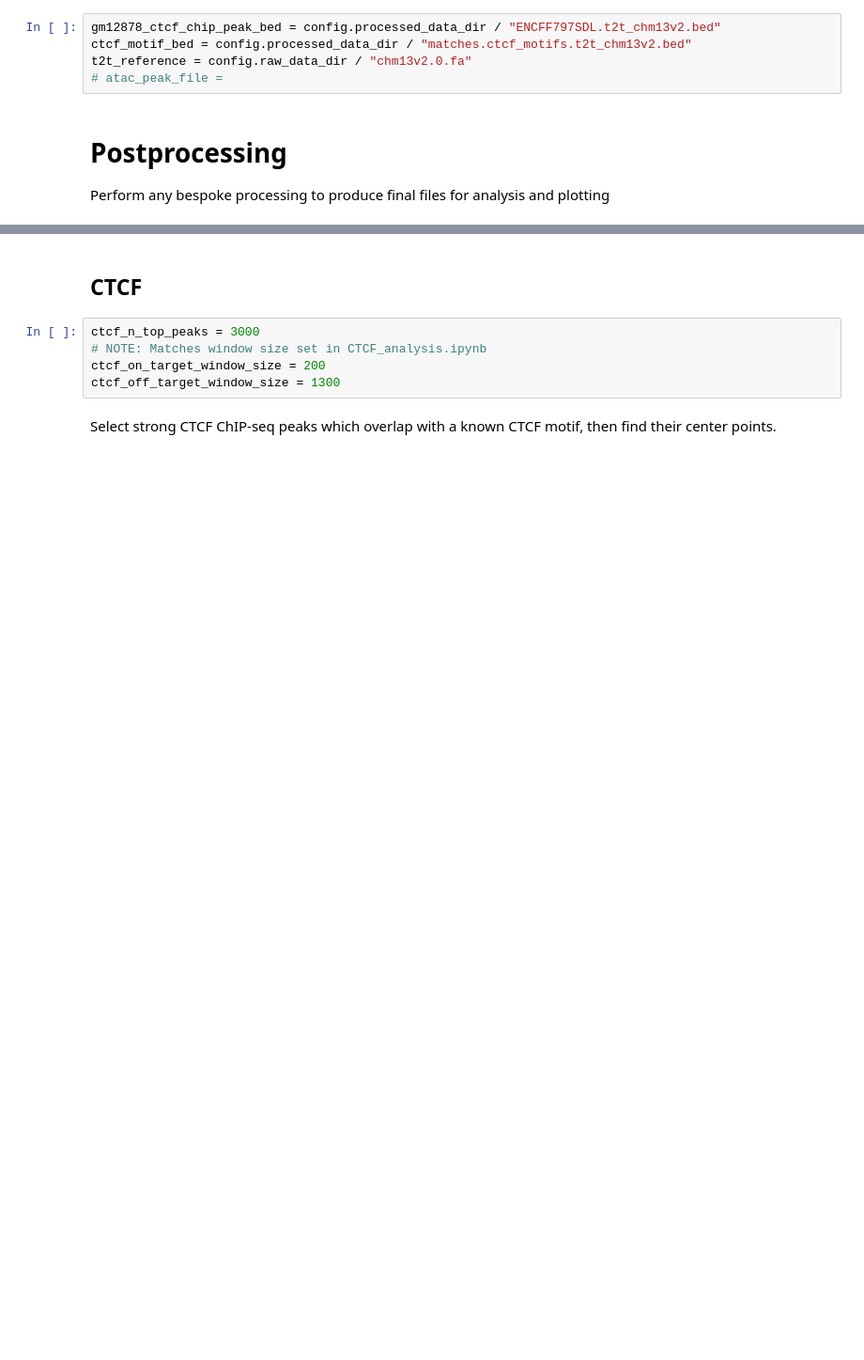
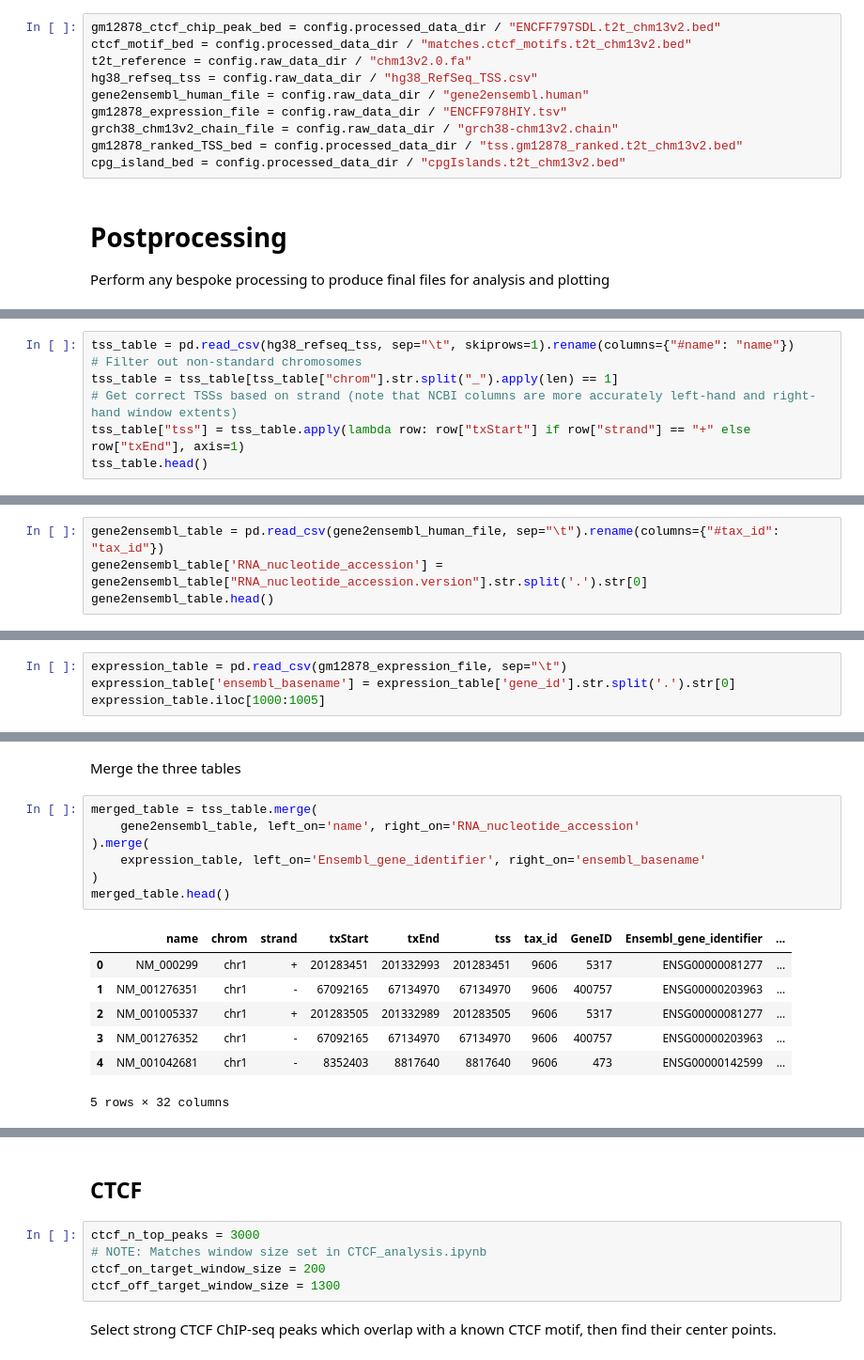
Before and after one commit to streetslab/multimodal-dimelo, a Jupyter notebook: third_party_data.ipynb, the cells around one changed output, grey strips where cells are left out. Shown at 94% size. Cells and saved outputs as stored; diff of their text form; blank space fills up the shorter version.

```diff
--- a/third_party_data.ipynb
+++ b/third_party_data.ipynb
@@ -87,7 +241,12 @@ atac_peak_file = utils.save_file_from_url("https://www.encodeproject.org/files/E
 gm12878_ctcf_chip_peak_bed = config.processed_data_dir / "ENCFF797SDL.t2t_chm13v2.bed"
 ctcf_motif_bed = config.processed_data_dir / "matches.ctcf_motifs.t2t_chm13v2.bed"
 t2t_reference = config.raw_data_dir / "chm13v2.0.fa"
-# atac_peak_file =
+hg38_refseq_tss = config.raw_data_dir / "hg38_RefSeq_TSS.csv"
+gene2ensembl_human_file = config.raw_data_dir / "gene2ensembl.human"
+gm12878_expression_file = config.raw_data_dir / "ENCFF978HIY.tsv"
+grch38_chm13v2_chain_file = config.raw_data_dir / "grch38-chm13v2.chain"
+gm12878_ranked_TSS_bed = config.processed_data_dir / "tss.gm12878_ranked.t2t_chm13v2.bed"
+cpg_island_bed = config.processed_data_dir / "cpgIslands.t2t_chm13v2.bed"
 # %% [markdown]
 # Postprocessing
 Perform any bespoke processing to produce final files for analysis and plotting
@@ -93,0 +266,7 @@ Perform any bespoke processing to produce final files for analysis and plotting
+# %%
+tss_table = pd.read_csv(hg38_refseq_tss, sep="\t", skiprows=1).rename(columns={"#name": "name"})
+# Filter out non-standard chromosomes
+tss_table = tss_table[tss_table["chrom"].str.split("_").apply(len) == 1]
+# Get correct TSSs based on strand (note that NCBI columns are more accurately left-hand and right-hand window extents)
+tss_table["tss"] = tss_table.apply(lambda row: row["txStart"] if row["strand"] == "+" else row["txEnd"], axis=1)
+tss_table.head()
@@ -93,0 +280,4 @@ Perform any bespoke processing to produce final files for analysis and plotting
+# %%
+gene2ensembl_table = pd.read_csv(gene2ensembl_human_file, sep="\t").rename(columns={"#tax_id": "tax_id"})
+gene2ensembl_table['RNA_nucleotide_accession'] = gene2ensembl_table["RNA_nucleotide_accession.version"].str.split('.').str[0]
+gene2ensembl_table.head()
@@ -93,0 +291,4 @@ Perform any bespoke processing to produce final files for analysis and plotting
+# %%
+expression_table = pd.read_csv(gm12878_expression_file, sep="\t")
+expression_table['ensembl_basename'] = expression_table['gene_id'].str.split('.').str[0]
+expression_table.iloc[1000:1005]
@@ -93,0 +302,17 @@ Perform any bespoke processing to produce final files for analysis and plotting
+# %% [markdown]
+Merge the three tables
+# %%
+merged_table = tss_table.merge(
+    gene2ensembl_table, left_on='name', right_on='RNA_nucleotide_accession'
+).merge(
+    expression_table, left_on='Ensembl_gene_identifier', right_on='ensembl_basename'
+)
+merged_table.head()
+# %% [output]
+|  | name | chrom | strand | txStart | txEnd | tss | tax_id | GeneID | Ensembl_gene_identifier | ... |
+| 0 | NM_000299 | chr1 | + | 201283451 | 201332993 | 201283451 | 9606 | 5317 | ENSG00000081277 | ... |
+| 1 | NM_001276351 | chr1 | - | 67092165 | 67134970 | 67134970 | 9606 | 400757 | ENSG00000203963 | ... |
+| 2 | NM_001005337 | chr1 | + | 201283505 | 201332989 | 201283505 | 9606 | 5317 | ENSG00000081277 | ... |
+| 3 | NM_001276352 | chr1 | - | 67092165 | 67134970 | 67134970 | 9606 | 400757 | ENSG00000203963 | ... |
+| 4 | NM_001042681 | chr1 | - | 8352403 | 8817640 | 8817640 | 9606 | 473 | ENSG00000142599 | ... |
+5 rows × 32 columns
```
Also changed, not shown: parts of 33 cells of this notebook, 3 other files.
